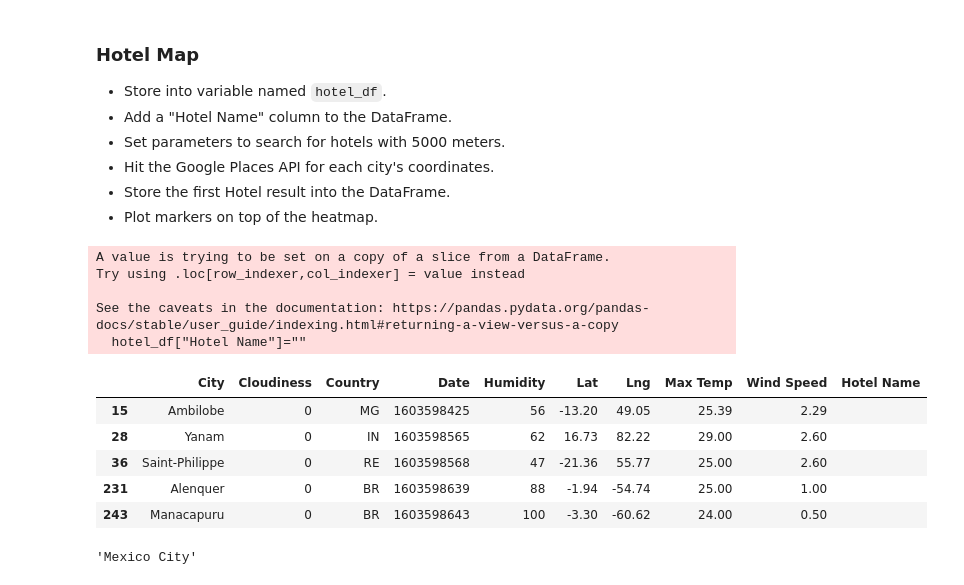
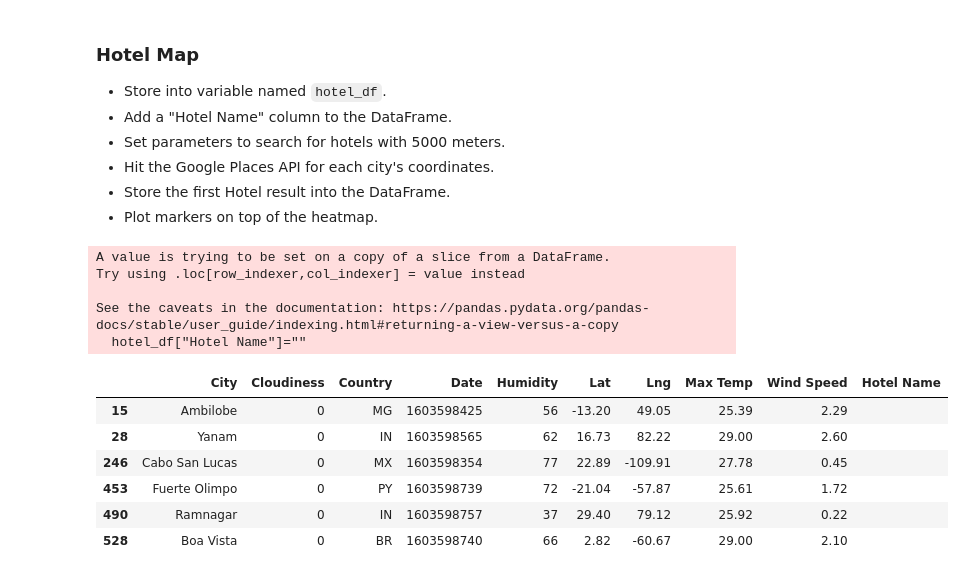
Before and after one commit to trezeget-1/Equator-Weather-Research, a Jupyter notebook: Instructions/starter_code/VacationPy.ipynb, the cells around one changed output. Cells and saved outputs as stored; diff of their text form; code cells hidden in the pictures.

```diff
--- a/Instructions/starter_code/VacationPy.ipynb
+++ b/Instructions/starter_code/VacationPy.ipynb
@@ -75,8 +75,8 @@ fig
 * Narrow down the cities to fit weather conditions.
 * Drop any rows will null values.
 # %%
-ideal_weather_cities=cities_df.loc[cities_df["Max Temp"]>22,:]
-ideal_weather_cities=ideal_weather_cities.loc[cities_df["Max Temp"]<40,:]
+ideal_weather_cities=cities_df.loc[cities_df["Max Temp"]>25,:]
+ideal_weather_cities=ideal_weather_cities.loc[cities_df["Max Temp"]<30,:]
 ideal_weather_cities=ideal_weather_cities.loc[cities_df["Wind Speed"]<3,:]
 hotel_df=ideal_weather_cities.loc[cities_df["Cloudiness"]==0,:]
 hotel_df
@@ -106,16 +98,17 @@ hotel_df
 * Plot markers on top of the heatmap.
 # %%
 hotel_df["Hotel Name"]=""
-hotel_df.head()
+hotel_df
 # %% [output]
 A value is trying to be set on a copy of a slice from a DataFrame.
 Try using .loc[row_indexer,col_indexer] = value instead
 
 See the caveats in the documentation: https://pandas.pydata.org/pandas-docs/stable/user_guide/indexing.html#returning-a-view-versus-a-copy
   hotel_df["Hotel Name"]=""
 |  | City | Cloudiness | Country | Date | Humidity | Lat | Lng | Max Temp | Wind Speed | Hotel Name |
 | 15 | Ambilobe | 0 | MG | 1603598425 | 56 | -13.20 | 49.05 | 25.39 | 2.29 |  |
 | 28 | Yanam | 0 | IN | 1603598565 | 62 | 16.73 | 82.22 | 29.00 | 2.60 |  |
-| 36 | Saint-Philippe | 0 | RE | 1603598568 | 47 | -21.36 | 55.77 | 25.00 | 2.60 |  |
-| 231 | Alenquer | 0 | BR | 1603598639 | 88 | -1.94 | -54.74 | 25.00 | 1.00 |  |
-| 243 | Manacapuru | 0 | BR | 1603598643 | 100 | -3.30 | -60.62 | 24.00 | 0.50 |  |
+| 246 | Cabo San Lucas | 0 | MX | 1603598354 | 77 | 22.89 | -109.91 | 27.78 | 0.45 |  |
+| 453 | Fuerte Olimpo | 0 | PY | 1603598739 | 72 | -21.04 | -57.87 | 25.61 | 1.72 |  |
+| 490 | Ramnagar | 0 | IN | 1603598757 | 37 | 29.40 | 79.12 | 25.92 | 0.22 |  |
+| 528 | Boa Vista | 0 | BR | 1603598740 | 66 | 2.82 | -60.67 | 29.00 | 2.10 |  |
@@ -141,4 +114,0 @@ response = requests.get(base_url, params=params)
-# %%
-hotels_google
-# %% [output]
-'Mexico City'
```
Also changed, not shown: parts of 15 cells of this notebook, 1 other file.
